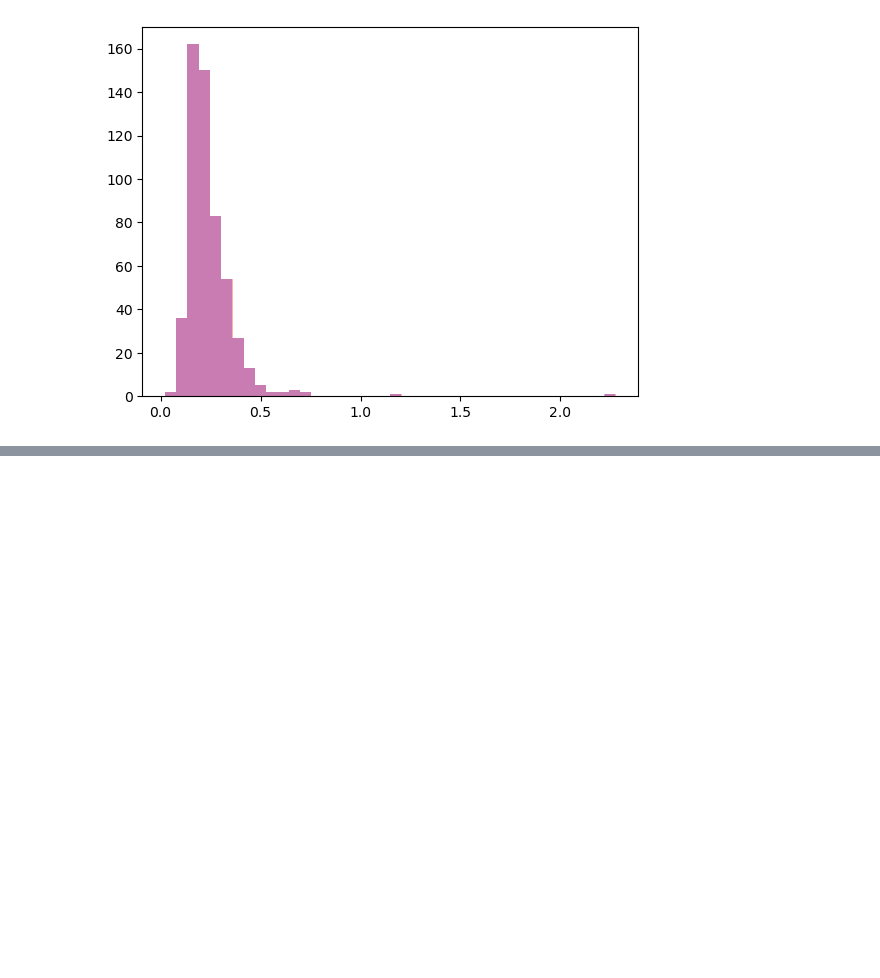
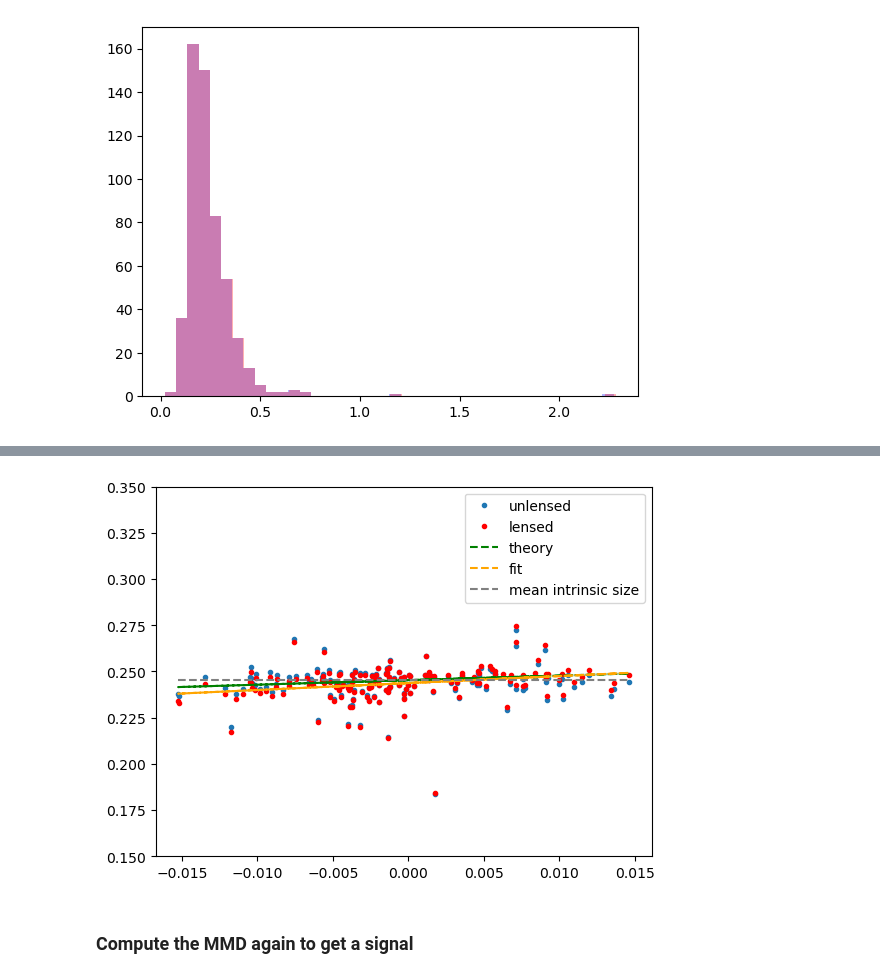
Before and after one commit to santiagobrunner/Weak-Lensing, a Jupyter notebook: MMD_approxiamtion.ipynb, the cells around one changed output, grey strips where cells are left out. Drawn from its saved outputs; the diff is of its cells as text; code cells hidden in the pictures; blank space fills up the shorter version.

```diff
--- a/MMD_approxiamtion.ipynb
+++ b/MMD_approxiamtion.ipynb
@@ -0,0 +1,10 @@
+# %%
+# load some packages
+import matplotlib.pyplot as plt
+import healpy as hp
+import numpy as np
+import pandas as pd
+
+# load the catalogue
+# catalogue1000 = np.load('catalogue_1000sqd.npy')
+catalogue = np.load('catalogue.npy')
@@ -496,0 +469,39 @@ We do not have enough galaxies in the catalogue. The kappamap has too low values
+# %%
+mean_list = []
+pixel_list = []
+for p in galaxy_pix_unique:
+    mask = (catalogue2['pixel']==p)
+    mean = np.mean(intrinsic_sizes[mask])
+    mean_list.append(mean)
+    pixel_list.append(p)
+
+mean_list = np.array(mean_list)
+pixel_list = np.array(pixel_list)
+# %%
+mean_lensed = []
+pixels_lensed_list=[]
+for p in galaxy_pix_unique:
+    mask = (catalogue2['pixel']==p)
+    mean = np.mean(observed_sizes[mask])
+    mean_lensed.append(mean)
+    pixels_lensed_list.append(p)
+
+mean_lensed = np.array(mean_lensed)
+pixels_lensed_list = np.array(pixels_lensed_list)
+# %%
+mean_theory = np.mean(intrinsic_sizes)*(1.0 + kappamap[pixels_lensed_list])
+m, b = np.polyfit(kappamap[pixels_lensed_list], mean_lensed,1)
+# %%
+plt.figure()
+plt.plot(kappamap[pixel_list], mean_list, '.', label='unlensed')
+plt.plot(kappamap[pixels_lensed_list],mean_lensed, '.', color='r', label='lensed')
+plt.plot(kappamap[pixels_lensed_list], mean_theory, '--', color='g', label='theory')
+plt.plot(kappamap[pixels_lensed_list], m*kappamap[pixels_lensed_list]+b, '--', color='orange', label='fit')
+plt.plot([np.min(kappamap[pixel_list]),np.max(kappamap[pixel_list])],[np.mean(intrinsic_sizes), np.mean(intrinsic_sizes)], '--', color='grey', label='mean intrinsic size')
+plt.legend()
+plt.ylim(0.15, 0.35)
+plt.show()
+# %% [output]
+[figure, added]
+# %% [markdown]
+### Compute the MMD again to get a signal
```
Also changed, not shown: parts of 30 cells of this notebook, 5 other files.
